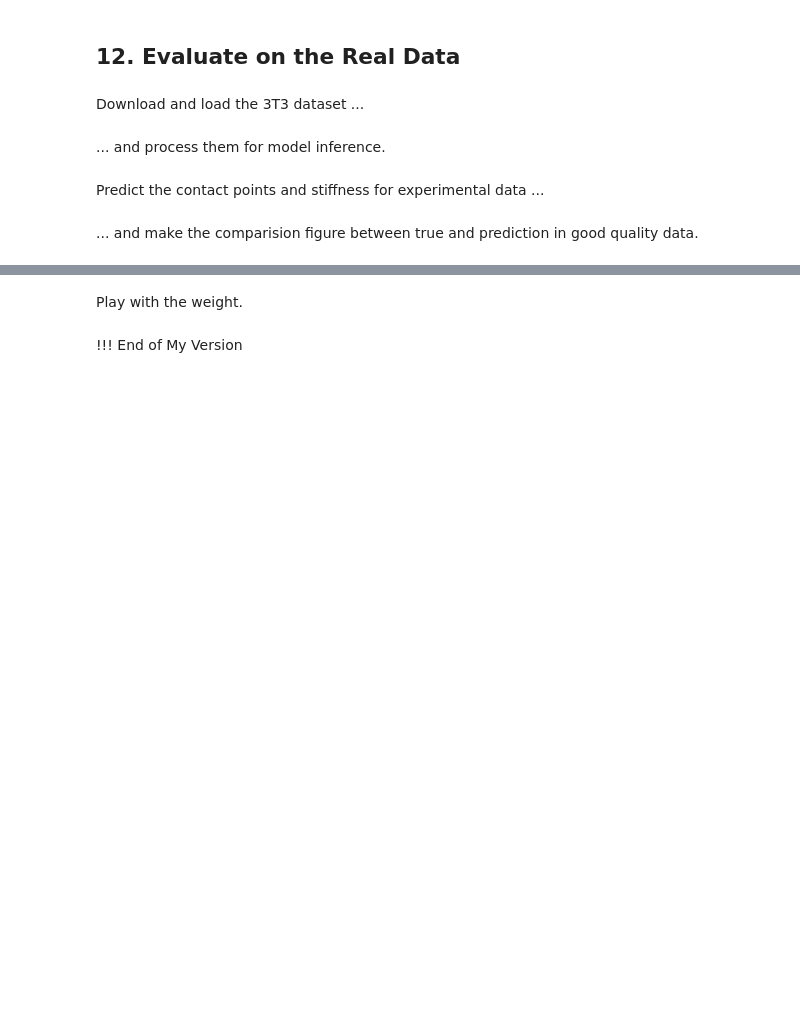
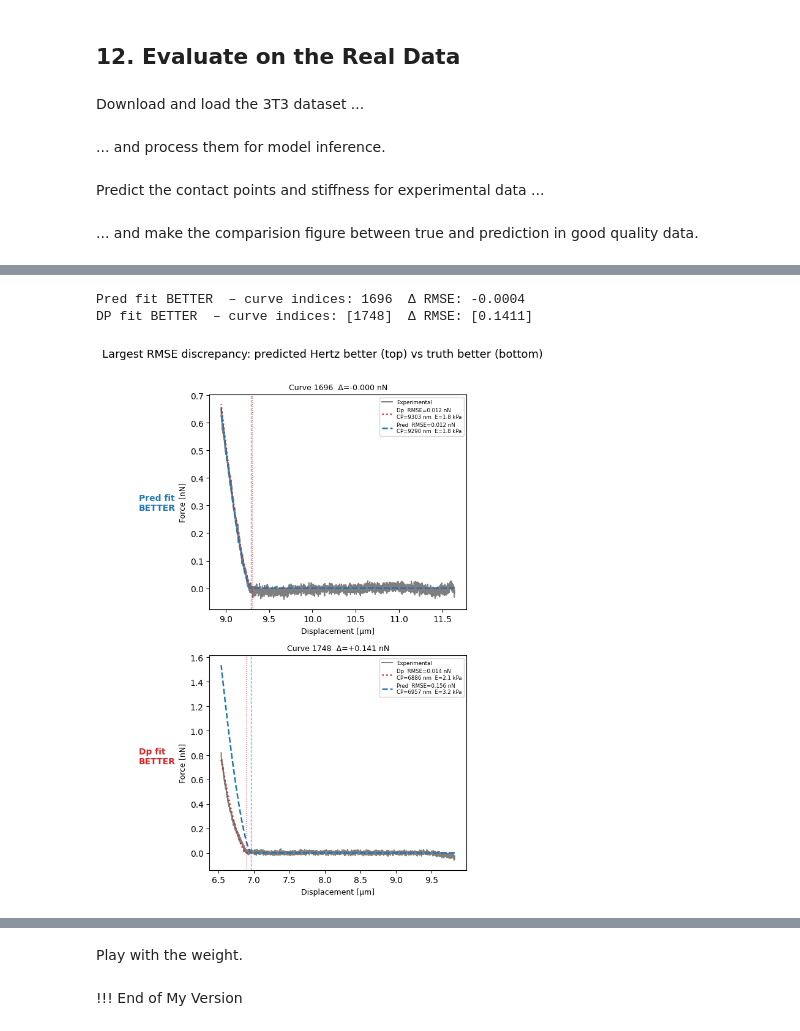
Before and after one commit to DeepTrackAI/ASAP, a Jupyter notebook: tutorial/EST/Part_3_AFM_simulation_draft.ipynb, the cells around one changed output, grey strips where cells are left out. Cells and saved outputs as stored; diff of their text form; code cells hidden in the pictures; blank space fills up the shorter version.

```diff
--- a/tutorial/EST/Part_3_AFM_simulation_draft.ipynb
+++ b/tutorial/EST/Part_3_AFM_simulation_draft.ipynb
@@ -1744,0 +1834,71 @@ plt.show()
+# %%
+diff_good = rmse_pred_good - rmse_dp_good   # negative → pred better
+
+n_show = 1
+pred_better_local = np.argsort(diff_good)[n_show]   # most negative
+dp_better_local = np.argsort(diff_good)[-n_show:]   # most positive
+
+pred_better_idx = good_idx[pred_better_local]
+dp_better_idx = good_idx[dp_better_local]
+
+print("Pred fit BETTER  – curve indices:", pred_better_idx,
+      " Δ RMSE:", diff_good[pred_better_local].round(4))
+print("DP fit BETTER  – curve indices:", dp_better_idx,
+      " Δ RMSE:", diff_good[dp_better_local].round(4))
+
+
+def _plot_discrepancy_row(indices, ax_row):
+    for ax, idx in zip(ax_row, indices):
+
+        disp_um, force_nN, cp_dp_um, cp_pred_um, e_dp_pa, e_pred_pa, f_dp, f_pred = fitting_plotting(approach_curves, idx)
+
+        r_dp = np.sqrt(np.mean((force_nN - f_dp) ** 2))
+        r_pred = np.sqrt(np.mean((force_nN - f_pred) ** 2))
+
+        ax.plot(disp_um, force_nN, "k",        lw=1.4, alpha=0.5, label="Experimental")
+        ax.plot(disp_um, f_dp,   "tab:red",  lw=1.8, ls=":",
+                label=f"Dp  RMSE={r_dp:.3f} nN\n"
+                      f"CP={cp_dp_um*1000:.0f} nm  E={e_dp_pa/1e3:.1f} kPa")
+        ax.plot(disp_um, f_pred,   "tab:blue", lw=1.8, ls="--",
+                label=f"Pred  RMSE={r_pred:.3f} nN\n"
+                      f"CP={cp_pred_um*1000:.0f} nm  E={e_pred_pa/1e3:.1f} kPa")
+        ax.axvline(cp_dp_um, color="tab:red",  lw=0.9, ls=":", alpha=0.7)
+        ax.axvline(cp_pred_um, color="tab:blue", lw=0.9, ls="--", alpha=0.7)
+        ax.set_xlabel("Displacement [µm]", fontsize=9)
+        ax.set_title(f"Curve {idx}  Δ={rmse_pred_arr[idx]-rmse_dp_arr[idx]:+.3f} nN",
+                     fontsize=9)
+        ax.legend(fontsize=6.2)
+
+
+fig, axes = plt.subplots(2, n_show, figsize=(5 * n_show, 9), sharey=False)
+
+
+
+_plot_discrepancy_row([pred_better_idx], [axes[0]])
+
+_plot_discrepancy_row(dp_better_idx, [axes[1]])
+
+for ax in [axes[0]]:
+    ax.set_ylabel("Force [nN]", fontsize=9)
+for ax in [axes[1]]:
+    ax.set_ylabel("Force [nN]", fontsize=9)
+
+axes[0].set_title(
+    f"Curve {pred_better_idx}  Δ={rmse_pred_arr[pred_better_idx]-rmse_dp_arr[pred_better_idx]:+.3f} nN",
+    fontsize=9)
+
+fig.text(-0.1, 0.73, "Pred fit\nBETTER", ha="left", va="center",
+         fontsize=10, fontweight="bold", color="tab:blue")
+fig.text(-0.1, 0.27, "Dp fit\nBETTER", ha="left", va="center",
+         fontsize=10, fontweight="bold", color="tab:red")
+
+plt.suptitle(
+    "Largest RMSE discrepancy: predicted Hertz better (top) vs truth better (bottom)",
+    y=1.01, fontsize=13,
+)
+plt.tight_layout()
+plt.show()
+# %% [output]
+Pred fit BETTER  – curve indices: 1696  Δ RMSE: -0.0004
+DP fit BETTER  – curve indices: [1748]  Δ RMSE: [0.1411]
+[figure, added]
```
Also changed, not shown: parts of 28 cells of this notebook.
